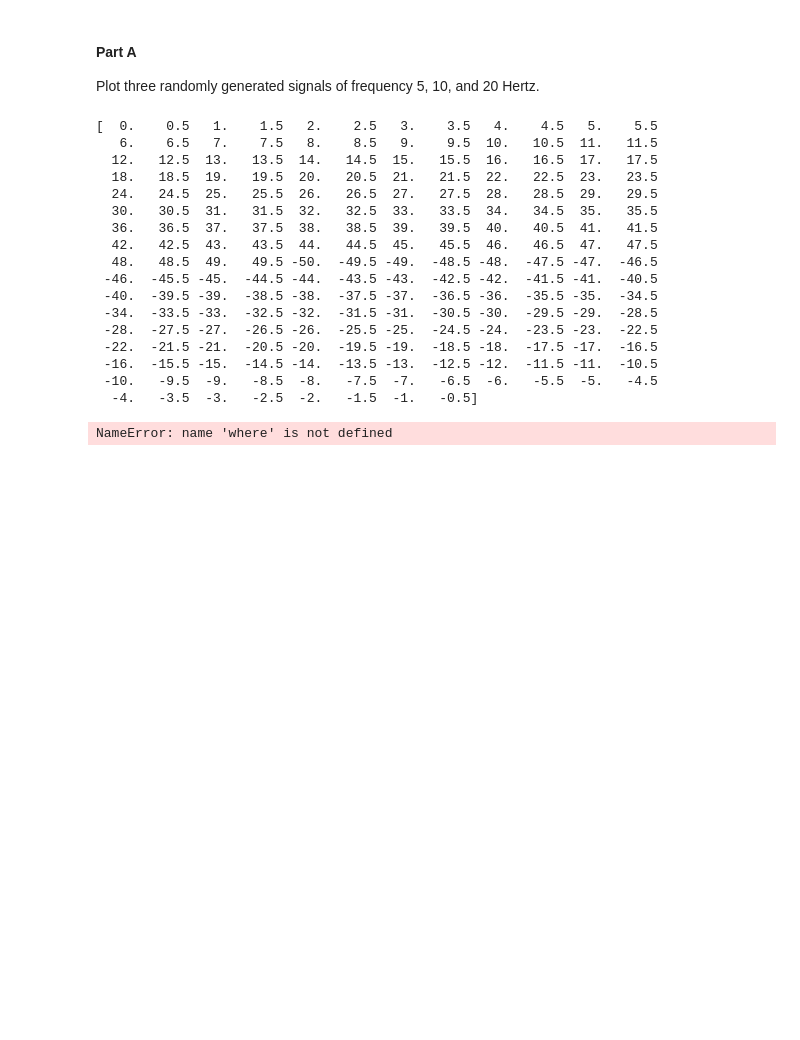
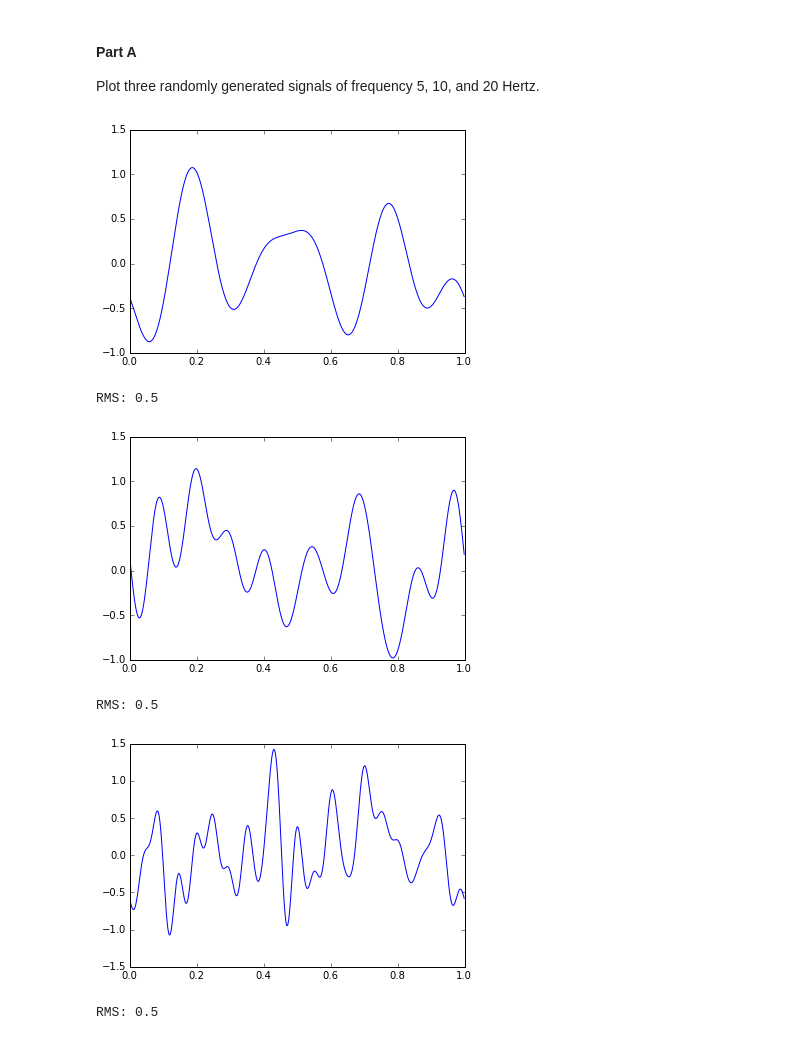
Before and after one commit to Kanaderu/neural-eng, a Jupyter notebook: assignments/assignment-2/assignment-2.ipynb, the cells around one changed output. Drawn from its saved outputs; the diff is of its cells as text; code cells hidden in the pictures; blank space fills up the shorter version.

```diff
--- a/assignments/assignment-2/assignment-2.ipynb
+++ b/assignments/assignment-2/assignment-2.ipynb
@@ -31,8 +31,9 @@ assert calc_rms([3,3,3]) == 3.0
 # %%
 def generate_signal(T,dt,rms,limit,seed=0):
     '''
-    Return a randomly generated white noise signal as an array
-    in both the time and frequency domains (x, X)
+    Return a randomly generated white noise signal limited
+    to a specified frequency cutoff, as an array in both
+    the time and frequency domains (x, X)
 
     Keyword Arguments:
     T - length of signal in seconds
@@ -47,22 +48,27 @@ def generate_signal(T,dt,rms,limit,seed=0):
 
     t = np.arange(0,T,dt) #time scale
     N = len(t) #samples
+    # Need to reorder into linear scale
     f = np.fft.fftfreq(N,dt) #freq range (Hz)
-    print(f)
-    X = np.zeros(len(w)).tolist() #freq signal
+    X = np.zeros(len(f)).tolist() #freq signal
 
     for i, freq in enumerate(f):
-        if abs(freq) <= limit:
+        if X[i] != 0: #skip filled values
+            continue
+        elif abs(freq) <= limit: #skip for freqs past limit
             real, imag = np.random.normal(), np.random.normal()*1j
             X[i] = real + imag
-            if freq != 0:
-                X[-i] = real - imag
+            if -freq in f and freq != 0: #symmetric values
+                idx = np.where(f == -freq)
+                X[idx[0]] = real - imag
 
-    # rescale the signal to rms threshold
+    # Rescale the signal to rms threshold
     x = np.fft.ifft(X).real
     sig_rms = calc_rms(x)
-    x = [sig + (rms - sig_rms) for sig in x]
-    X = np.fft.fft(x)
+    x = [sig*rms/(sig_rms) for sig in x]
+
+    X = np.fft.fft(x) #convert updated signal to freq domain
+    f, X = (list(t) for t in zip(*sorted(zip(f,X))))
 
     return x, X
 # %% [markdown]
@@ -71,34 +77,20 @@ def generate_signal(T,dt,rms,limit,seed=0):
 Plot three randomly generated signals of frequency 5, 10, and 20 Hertz.
 # %%
 # time ranges and params
-T, dt, rms = 2, 0.01, 0.5
+T, dt, rms = 1, 0.001, 0.5
 t = np.arange(0,T,dt)
 
 # generate 3 time plots
 limits = [5,10,20]
 for limit in limits:
     x, X = generate_signal(T=T,dt=dt,rms=rms,limit=limit)
-    print(np.shape(x))
-    print(len(t))
     plt.plot(t,x)
     plt.show()
-    print(calc_rms(x))
+    print('RMS:',calc_rms(x))
 # %% [output]
+[figure, added]
-[  0.    0.5   1.    1.5   2.    2.5   3.    3.5   4.    4.5   5.    5.5
-   6.    6.5   7.    7.5   8.    8.5   9.    9.5  10.   10.5  11.   11.5
-  12.   12.5  13.   13.5  14.   14.5  15.   15.5  16.   16.5  17.   17.5
-  18.   18.5  19.   19.5  20.   20.5  21.   21.5  22.   22.5  23.   23.5
-  24.   24.5  25.   25.5  26.   26.5  27.   27.5  28.   28.5  29.   29.5
-  30.   30.5  31.   31.5  32.   32.5  33.   33.5  34.   34.5  35.   35.5
-  36.   36.5  37.   37.5  38.   38.5  39.   39.5  40.   40.5  41.   41.5
-  42.   42.5  43.   43.5  44.   44.5  45.   45.5  46.   46.5  47.   47.5
-  48.   48.5  49.   49.5 -50.  -49.5 -49.  -48.5 -48.  -47.5 -47.  -46.5
- -46.  -45.5 -45.  -44.5 -44.  -43.5 -43.  -42.5 -42.  -41.5 -41.  -40.5
- -40.  -39.5 -39.  -38.5 -38.  -37.5 -37.  -36.5 -36.  -35.5 -35.  -34.5
- -34.  -33.5 -33.  -32.5 -32.  -31.5 -31.  -30.5 -30.  -29.5 -29.  -28.5
- -28.  -27.5 -27.  -26.5 -26.  -25.5 -25.  -24.5 -24.  -23.5 -23.  -22.5
- -22.  -21.5 -21.  -20.5 -20.  -19.5 -19.  -18.5 -18.  -17.5 -17.  -16.5
- -16.  -15.5 -15.  -14.5 -14.  -13.5 -13.  -12.5 -12.  -11.5 -11.  -10.5
- -10.   -9.5  -9.   -8.5  -8.   -7.5  -7.   -6.5  -6.   -5.5  -5.   -4.5
-  -4.   -3.5  -3.   -2.5  -2.   -1.5  -1.   -0.5]
+RMS: 0.5
+[figure, added]
-NameError: name 'where' is not defined
+RMS: 0.5
+[figure, added]
+RMS: 0.5
```
Also changed, not shown: parts of 29 cells of this notebook.
